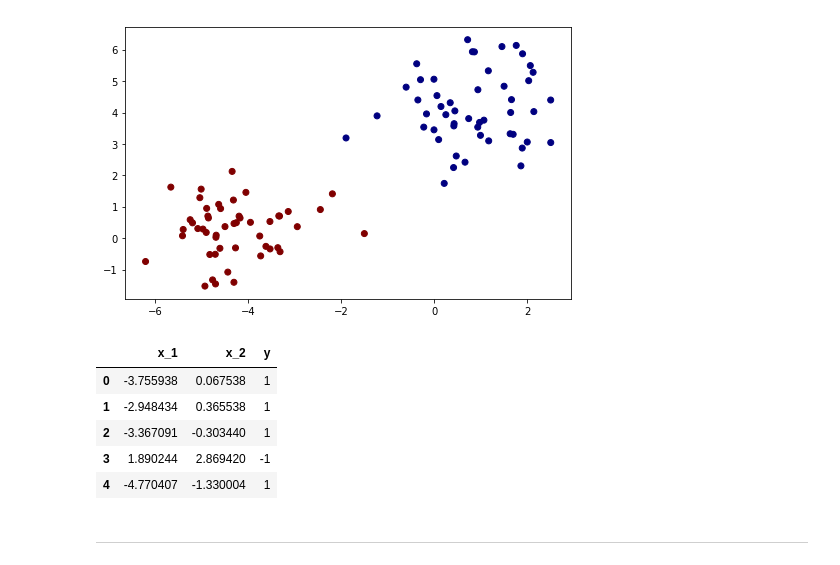
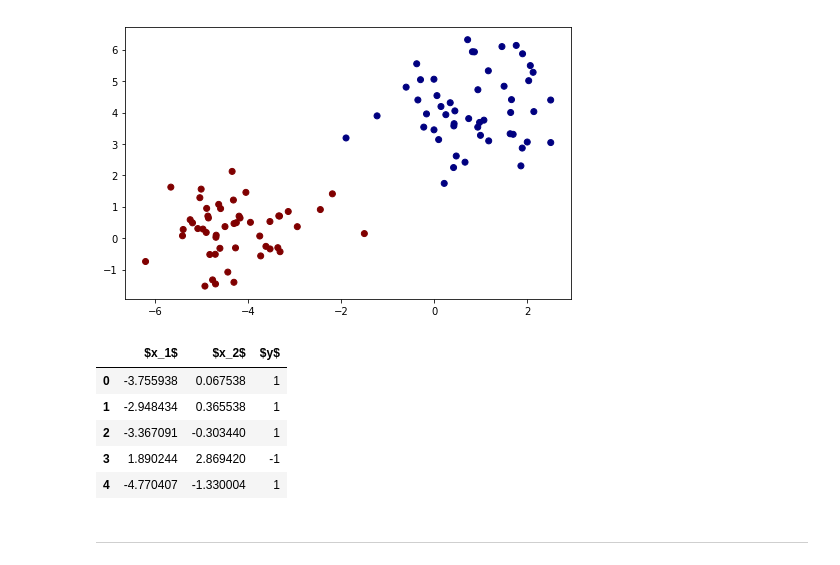
Before and after one commit to collinprather/Big-Data-Ignite-2018, a Jupyter notebook: Support_Vector_Machines/SVM_scratch.ipynb, the cells around one changed output. Drawn from its saved outputs; the diff is of its cells as text; code cells hidden in the pictures.

```diff
--- a/Support_Vector_Machines/SVM_scratch.ipynb
+++ b/Support_Vector_Machines/SVM_scratch.ipynb
@@ -21,9 +21,9 @@ plt.scatter(X[:,0], X[:,1], c=y, cmap = 'jet')
 <matplotlib.collections.PathCollection at 0x...>
 [figure]
 # %%
-pd.concat([pd.DataFrame(X, columns = ["x_1", "x_2"]), pd.DataFrame(y, columns = ["y"])], axis=1).head(5)
+pd.concat([pd.DataFrame(X, columns = ["$x_1$", "$x_2$"]), pd.DataFrame(y, columns = ["$y$"])], axis=1).head(5)
 # %% [output]
-|  | x_1 | x_2 | y |
+|  | $x_1$ | $x_2$ | $y$ |
 | 0 | -3.755938 | 0.067538 | 1 |
 | 1 | -2.948434 | 0.365538 | 1 |
 | 2 | -3.367091 | -0.303440 | 1 |
```
Also changed, not shown: parts of 3 cells of this notebook, 8 other files.
